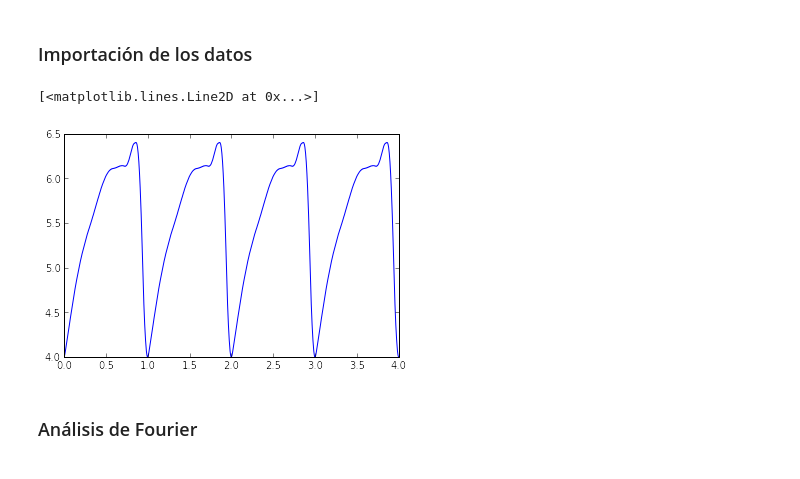
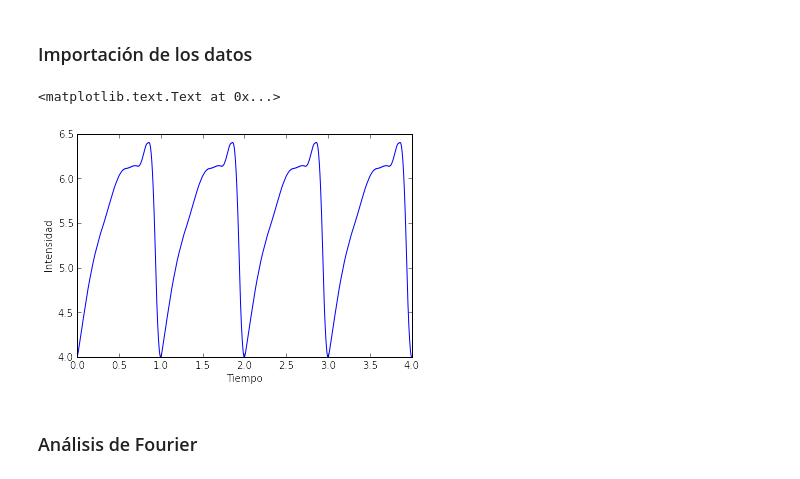
Before and after one commit to sergioandrescs/ROMEROCOTRINO_HW5, a Jupyter notebook: Est-Variables/est-variables.ipynb, the cells around one changed output. Cells and saved outputs as stored; diff of their text form; code cells hidden in the pictures.

```diff
--- a/Est-Variables/est-variables.ipynb
+++ b/Est-Variables/est-variables.ipynb
@@ -14,19 +14,21 @@ Populating the interactive namespace from numpy and matplotlib
 # %%
 # Llamamos al archivo de datos y asignamos los valores del eje x y el eje y
 
 data = pd.read_csv('RR_Lyrae_template.dat', sep = '\t')
 data = data.dropna()
 data = np.array(data)
 
 x = data.T[0]
 y = data.T[1]
 
 # Representación gráfica de los datos
 
 plot (x, y)
+xlabel('Tiempo')
+ylabel('Intensidad')
 # %% [output]
-[<matplotlib.lines.Line2D at 0x...>]
+<matplotlib.text.Text at 0x...>
-[figure, old version]
+[figure, new version]
 # %% [markdown]
 ### Análisis de Fourier
 # %%
```
Also changed, not shown: parts of 2 cells of this notebook.
